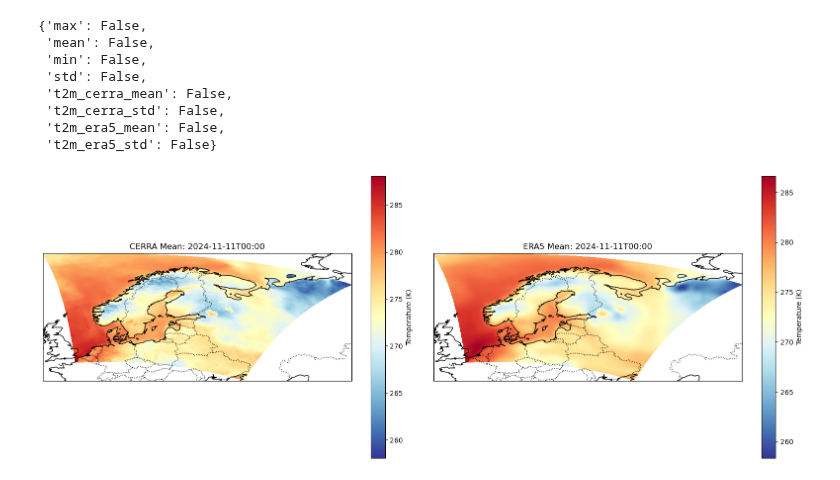
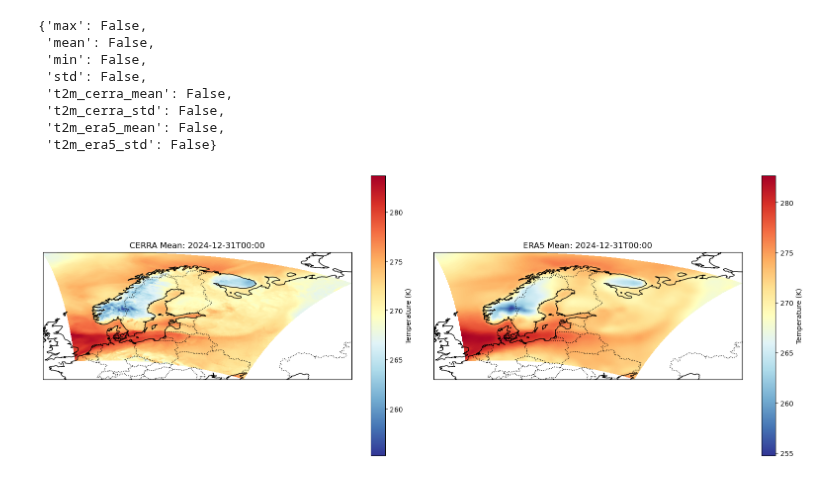
Before and after one commit to swapanmallicksmhi/Diffusion_CERRA, a Jupyter notebook: data_prep_cerra/analyse/zarr.ipynb, the cells around one changed output. Saved outputs shown, nothing was run; the diff lists cells and outputs as text; code cells hidden in the pictures.

```diff
--- a/data_prep_cerra/analyse/zarr.ipynb
+++ b/data_prep_cerra/analyse/zarr.ipynb
@@ -80,7 +82,7 @@ import cartopy.crs as ccrs
 import cartopy.feature as cfeature
 
 # Select a specific time index (e.g., the first one)
-time_idx = 10
+time_idx = 3652
 time_str = str(ds.valid_time.isel(valid_time=time_idx).values)[:16]
 
 # Create subplot with projection
@@ -88,34 +90,34 @@ fig, ax = plt.subplots(1, 2, figsize=(16, 6), subplot_kw={'projection': ccrs.Pla
 
 
 # Plot CERRA Mean
 ds['t2m_cerra_mean'].isel(valid_time=time_idx).plot(
     ax=ax[0],
     x='longitude', y='latitude',
     transform=ccrs.PlateCarree(),
     cmap='RdYlBu_r',
     cbar_kwargs={'label': 'Temperature (K)'}
 )
 ax[0].set_title(f"CERRA Mean: {time_str}")
 
 # Plot ERA5 Mean
 ds['t2m_era5_mean'].isel(valid_time=time_idx).plot(
     ax=ax[1],
     x='longitude', y='latitude',
     transform=ccrs.PlateCarree(),
     cmap='RdYlBu_r',
     cbar_kwargs={'label': 'Temperature (K)'}
 )
 ax[1].set_title(f"ERA5 Mean: {time_str}")
 
 # Add coastlines
 for a in ax:
     a.coastlines()
     a.add_feature(cfeature.BORDERS, linestyle=':')
 
 plt.tight_layout()
 plt.show()
 # %% [output]
-[figure, old version]
+[figure, new version]
 # %%
 # Select a time index
 time_idx = 10  # Arbitrary time step
```
Also changed, not shown: parts of 2 cells of this notebook, 6 other files.
